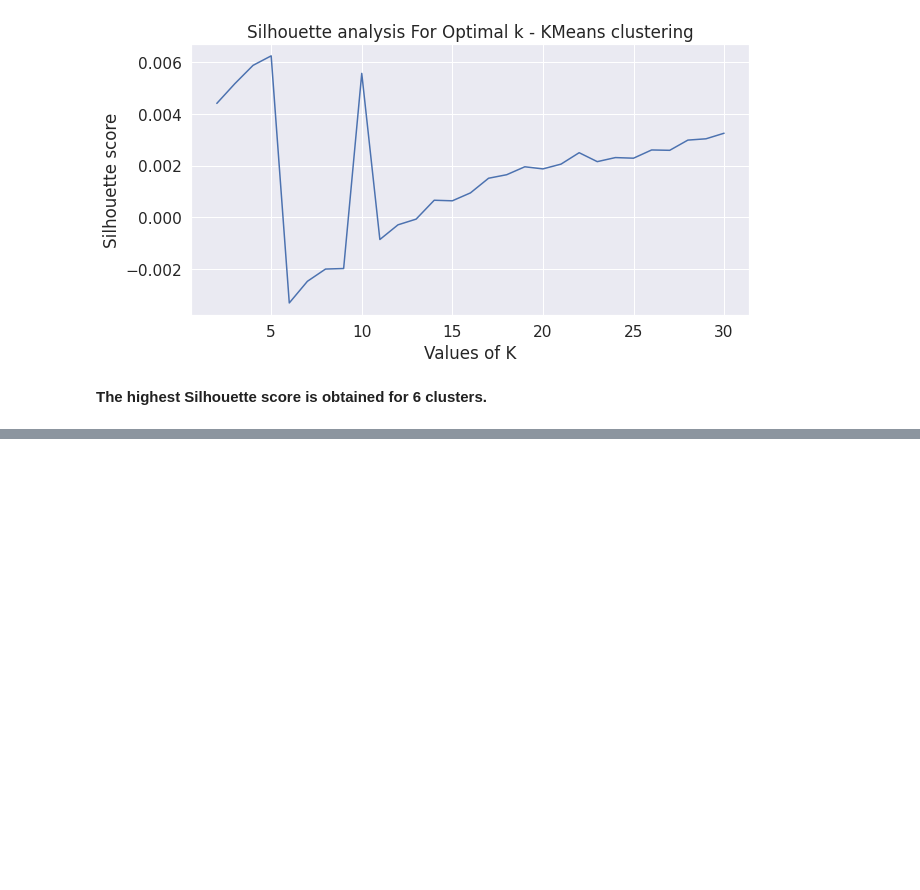
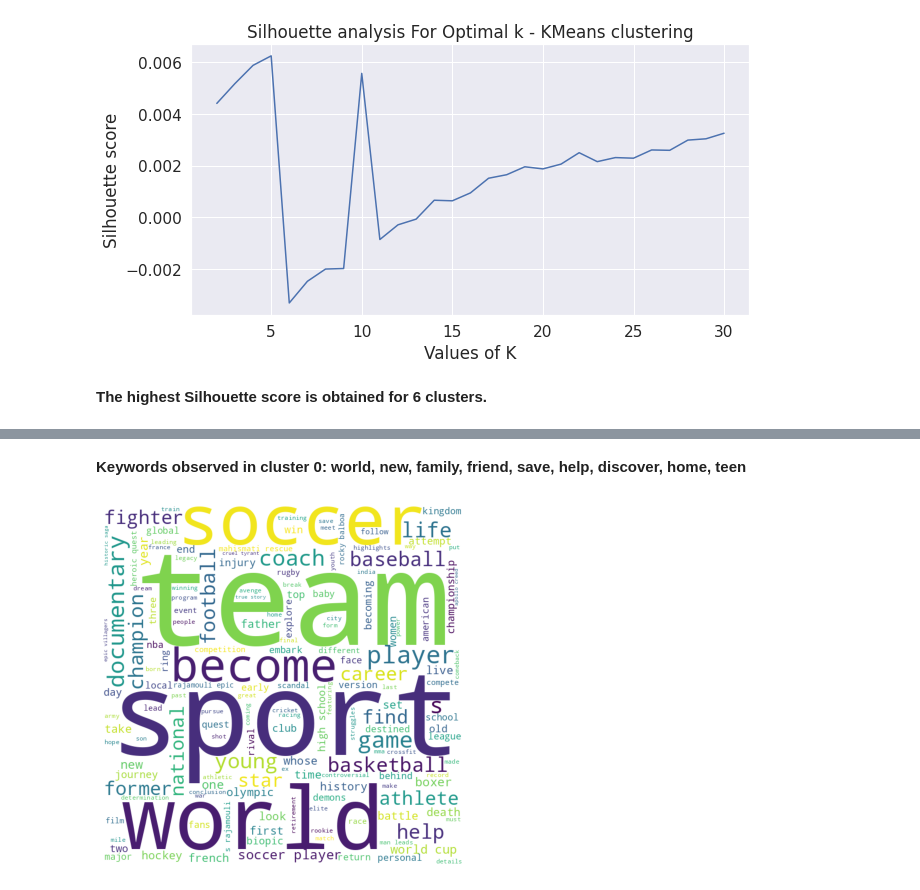
Before and after one commit to vinodvicki/NETFLIX-MOVIE-TV-SHOWS-CLUSTERING, a Jupyter notebook: NETFLIX_MOVIE_AND_TV_SHOWS_CLUSTERING.ipynb, the cells around one changed output, grey strips where cells are left out. Saved outputs shown, nothing was run; the diff lists cells and outputs as text; code cells hidden in the pictures; blank space fills up the shorter version.

```diff
--- a/NETFLIX_MOVIE_AND_TV_SHOWS_CLUSTERING.ipynb
+++ b/NETFLIX_MOVIE_AND_TV_SHOWS_CLUSTERING.ipynb
@@ -1423,0 +1500,7 @@ print((kmeans_distortion,kmeans_silhouette_score))
+# %% [markdown]
+**Keywords observed in cluster 0: world, new, family, friend, save, help, discover, home, teen**
+# %%
+# Wordcloud for cluster 1
+kmeans_worldcloud(1)
+# %% [output]
+[figure, added]
```
Also changed, not shown: parts of 49 cells of this notebook.
